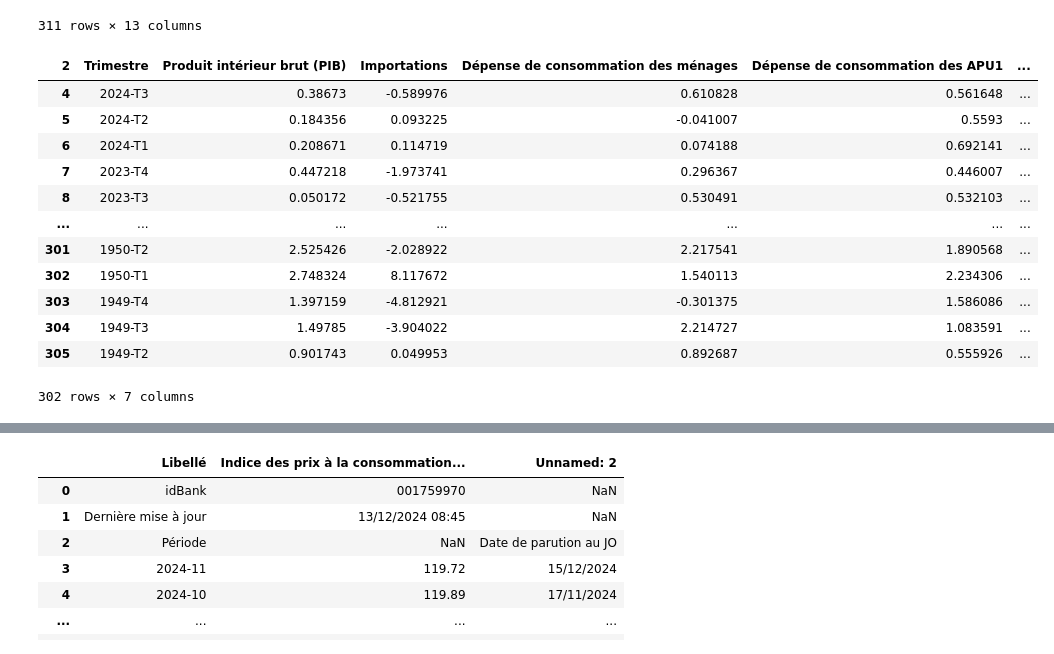
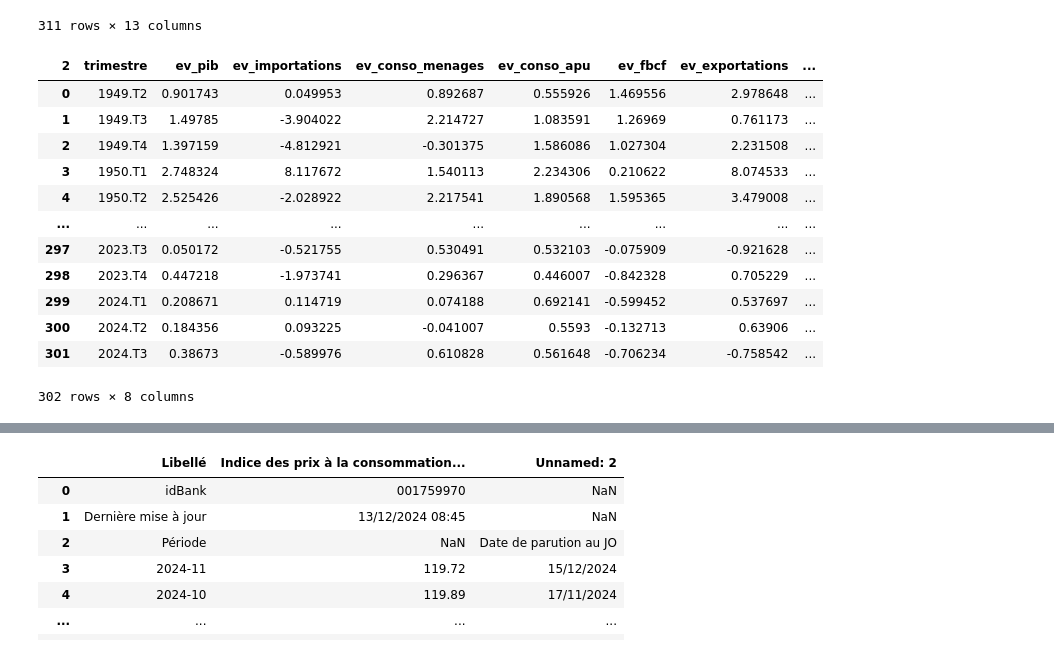
Before and after one commit to amreily/Projet-python-2A, a Jupyter notebook: Notebook_pythondata.ipynb, the cells around one changed output, grey strips where cells are left out. Saved outputs shown, nothing was run; the diff lists cells and outputs as text; code cells hidden in the pictures.

```diff
--- a/Notebook_pythondata.ipynb
+++ b/Notebook_pythondata.ipynb
@@ -477,20 +362,36 @@ ev_pib
 # %%
 ev_pib.columns = ev_pib.iloc[2]
 ev_pib = ev_pib[["Trimestre", "Produit intérieur brut (PIB)", "Importations", "Dépense de consommation des ménages", "Dépense de consommation des APU1", "Formation brute de capital fixe", "Exportations" ]]
 ev_pib = ev_pib.drop(index=range(0,4))
 ev_pib = ev_pib.drop(index=range(306,311))
-ev_pib
+
+# Renommer les colonnes à utiliser
+ev_pib.rename(columns={'Trimestre': 'trimestre'}, inplace=True)
+ev_pib.rename(columns={'Produit intérieur brut (PIB)': 'ev_pib'}, inplace=True)
+ev_pib.rename(columns={'Importations': 'ev_importations'}, inplace=True)
+ev_pib.rename(columns={'Dépense de consommation des ménages': 'ev_conso_menages'}, inplace=True)
+ev_pib.rename(columns={'Dépense de consommation des APU1': 'ev_conso_apu'}, inplace=True)
+ev_pib.rename(columns={'Formation brute de capital fixe': 'ev_fbcf'}, inplace=True)
+ev_pib.rename(columns={'Exportations': 'ev_exportations'}, inplace=True)
+ev_pib['trimestre'] = ev_pib['trimestre'].str.replace('-', '.', regex=False)
+
+#Création d'une variable consommation regroupant la consommation des APU et des ménages
+ev_pib['ev_conso'] = ev_pib['ev_conso_menages'] + ev_pib['ev_conso_apu']
+
+#Inversion des colonnes pour avoir des données chronologiques et sélection depuis le premier trimestre de l'année 2000
+ev_pib = ev_pib.iloc[::-1].reset_index(drop=True)
+nt.handle_missing_values(ev_pib)
 # %% [output]
-| 2 | Trimestre | Produit intérieur brut (PIB) | Importations | Dépense de consommation des ménages | Dépense de consommation des APU1 | ... |
-| 4 | 2024-T3 | 0.38673 | -0.589976 | 0.610828 | 0.561648 | ... |
-| 5 | 2024-T2 | 0.184356 | 0.093225 | -0.041007 | 0.5593 | ... |
-| 6 | 2024-T1 | 0.208671 | 0.114719 | 0.074188 | 0.692141 | ... |
-| 7 | 2023-T4 | 0.447218 | -1.973741 | 0.296367 | 0.446007 | ... |
-| 8 | 2023-T3 | 0.050172 | -0.521755 | 0.530491 | 0.532103 | ... |
-| ... | ... | ... | ... | ... | ... | ... |
-| 301 | 1950-T2 | 2.525426 | -2.028922 | 2.217541 | 1.890568 | ... |
-| 302 | 1950-T1 | 2.748324 | 8.117672 | 1.540113 | 2.234306 | ... |
-| 303 | 1949-T4 | 1.397159 | -4.812921 | -0.301375 | 1.586086 | ... |
-| 304 | 1949-T3 | 1.49785 | -3.904022 | 2.214727 | 1.083591 | ... |
-| 305 | 1949-T2 | 0.901743 | 0.049953 | 0.892687 | 0.555926 | ... |
+| 2 | trimestre | ev_pib | ev_importations | ev_conso_menages | ev_conso_apu | ev_fbcf | ev_exportations | ... |
+| 0 | 1949.T2 | 0.901743 | 0.049953 | 0.892687 | 0.555926 | 1.469556 | 2.978648 | ... |
+| 1 | 1949.T3 | 1.49785 | -3.904022 | 2.214727 | 1.083591 | 1.26969 | 0.761173 | ... |
+| 2 | 1949.T4 | 1.397159 | -4.812921 | -0.301375 | 1.586086 | 1.027304 | 2.231508 | ... |
+| 3 | 1950.T1 | 2.748324 | 8.117672 | 1.540113 | 2.234306 | 0.210622 | 8.074533 | ... |
+| 4 | 1950.T2 | 2.525426 | -2.028922 | 2.217541 | 1.890568 | 1.595365 | 3.479008 | ... |
+| ... | ... | ... | ... | ... | ... | ... | ... | ... |
+| 297 | 2023.T3 | 0.050172 | -0.521755 | 0.530491 | 0.532103 | -0.075909 | -0.921628 | ... |
+| 298 | 2023.T4 | 0.447218 | -1.973741 | 0.296367 | 0.446007 | -0.842328 | 0.705229 | ... |
+| 299 | 2024.T1 | 0.208671 | 0.114719 | 0.074188 | 0.692141 | -0.599452 | 0.537697 | ... |
+| 300 | 2024.T2 | 0.184356 | 0.093225 | -0.041007 | 0.5593 | -0.132713 | 0.63906 | ... |
+| 301 | 2024.T3 | 0.38673 | -0.589976 | 0.610828 | 0.561648 | -0.706234 | -0.758542 | ... |
-302 rows × 7 columns
+302 rows × 8 columns
```
Also changed, not shown: parts of 58 cells of this notebook, 2 other files.
